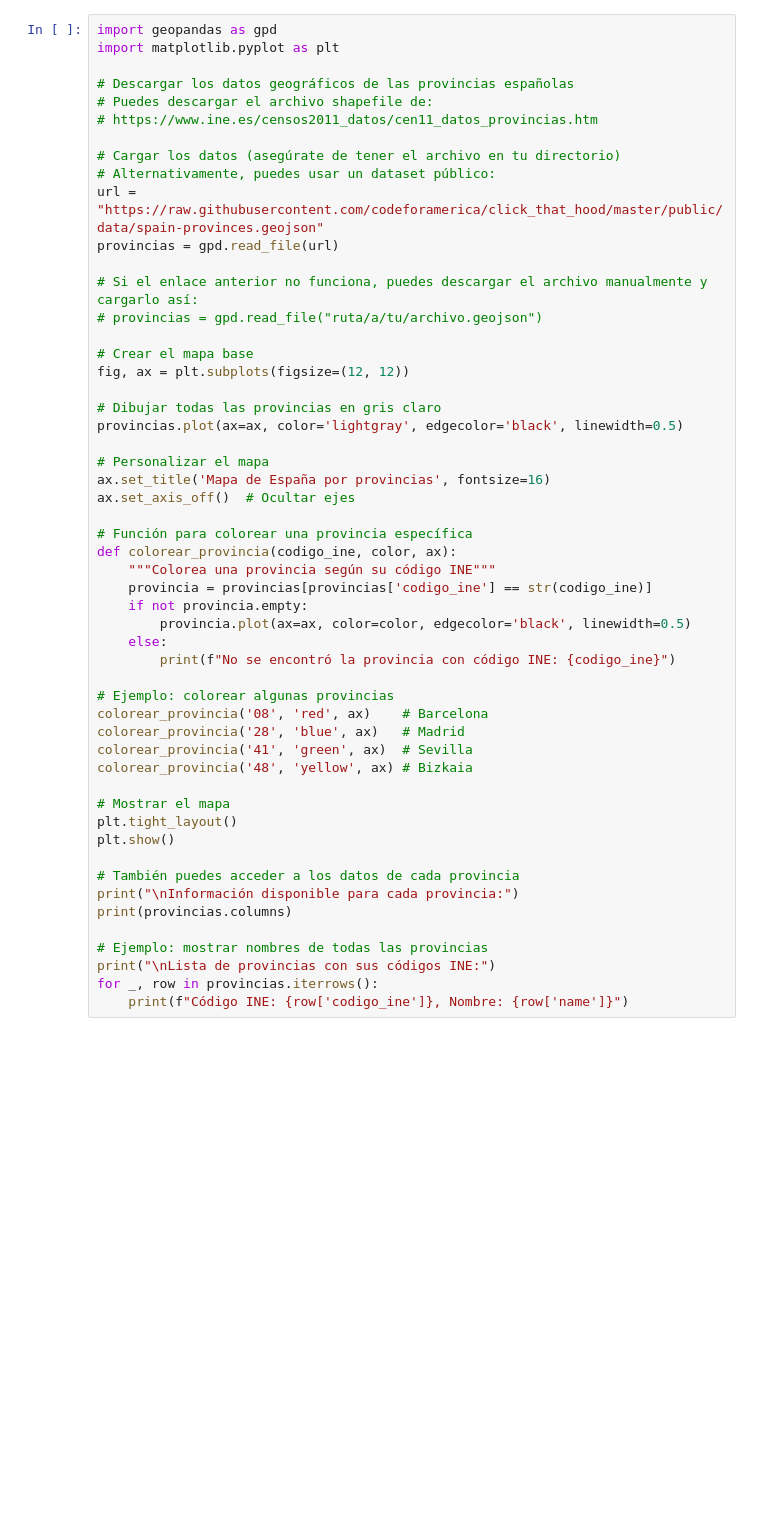
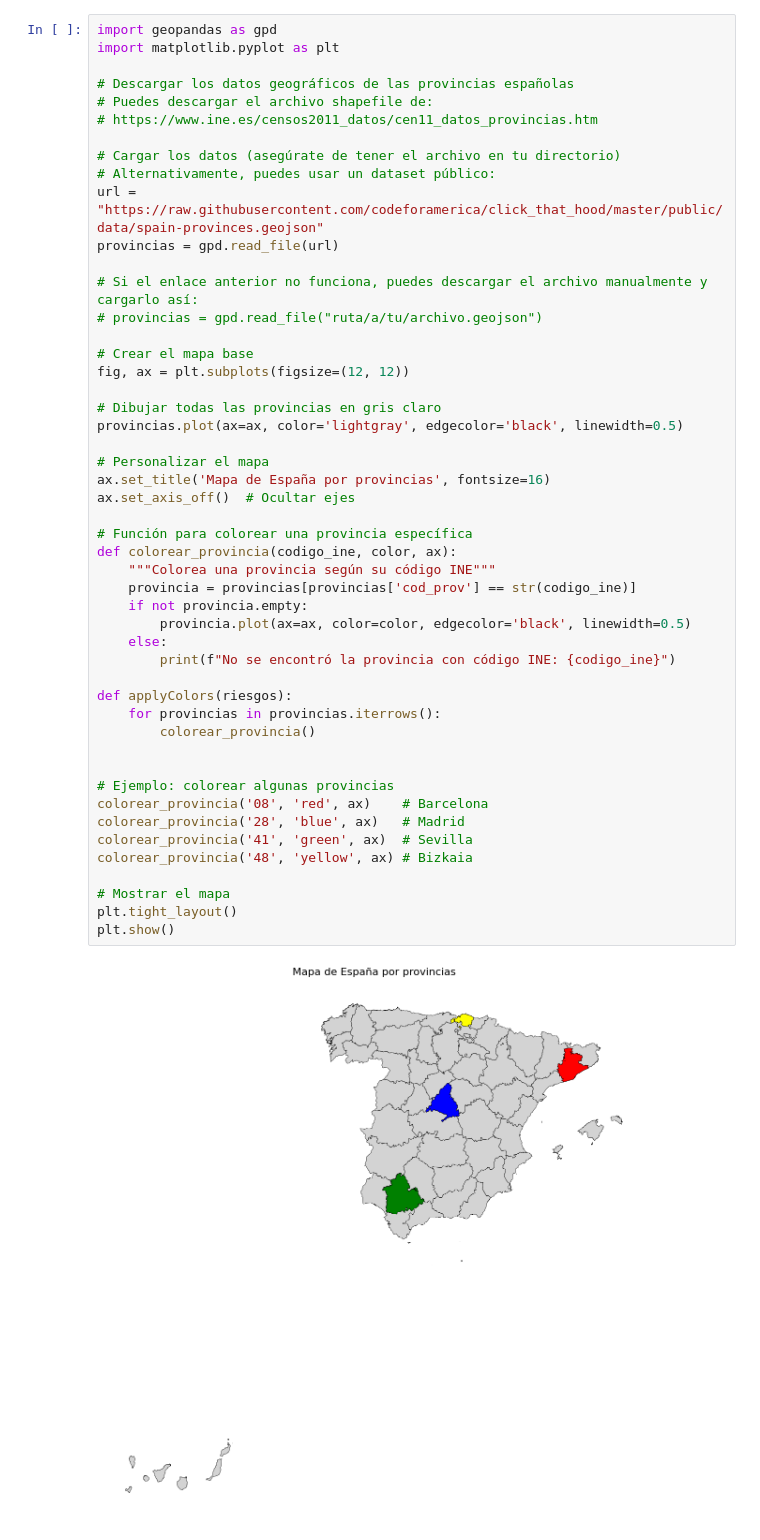
Before and after one commit to Garfa9909/HackathonAXAEndomorfismos, a Jupyter notebook: py/mapa.ipynb, the cells around one changed output. Cells and saved outputs as stored; diff of their text form; blank space fills up the shorter version.

```diff
--- a/py/mapa.ipynb
+++ b/py/mapa.ipynb
@@ -14,40 +14,38 @@ provincias = gpd.read_file(url)
 # Si el enlace anterior no funciona, puedes descargar el archivo manualmente y cargarlo así:
 # provincias = gpd.read_file("ruta/a/tu/archivo.geojson")
 
 # Crear el mapa base
 fig, ax = plt.subplots(figsize=(12, 12))
 
 # Dibujar todas las provincias en gris claro
 provincias.plot(ax=ax, color='lightgray', edgecolor='black', linewidth=0.5)
 
 # Personalizar el mapa
 ax.set_title('Mapa de España por provincias', fontsize=16)
 ax.set_axis_off()  # Ocultar ejes
 
 # Función para colorear una provincia específica
 def colorear_provincia(codigo_ine, color, ax):
     """Colorea una provincia según su código INE"""
-    provincia = provincias[provincias['codigo_ine'] == str(codigo_ine)]
+    provincia = provincias[provincias['cod_prov'] == str(codigo_ine)]
     if not provincia.empty:
         provincia.plot(ax=ax, color=color, edgecolor='black', linewidth=0.5)
     else:
         print(f"No se encontró la provincia con código INE: {codigo_ine}")
+
+def applyColors(riesgos):
+    for provincias in provincias.iterrows():
+        colorear_provincia()
+
 
 # Ejemplo: colorear algunas provincias
 colorear_provincia('08', 'red', ax)    # Barcelona
 colorear_provincia('28', 'blue', ax)   # Madrid
 colorear_provincia('41', 'green', ax)  # Sevilla
 colorear_provincia('48', 'yellow', ax) # Bizkaia
 
 # Mostrar el mapa
 plt.tight_layout()
 plt.show()
-
-# También puedes acceder a los datos de cada provincia
-print("\nInformación disponible para cada provincia:")
-print(provincias.columns)
-
-# Ejemplo: mostrar nombres de todas las provincias
-print("\nLista de provincias con sus códigos INE:")
-for _, row in provincias.iterrows():
-    print(f"Código INE: {row['codigo_ine']}, Nombre: {row['name']}")
+# %% [output]
+[figure, added]
```
Also changed, not shown: parts of 1 cell of this notebook.
